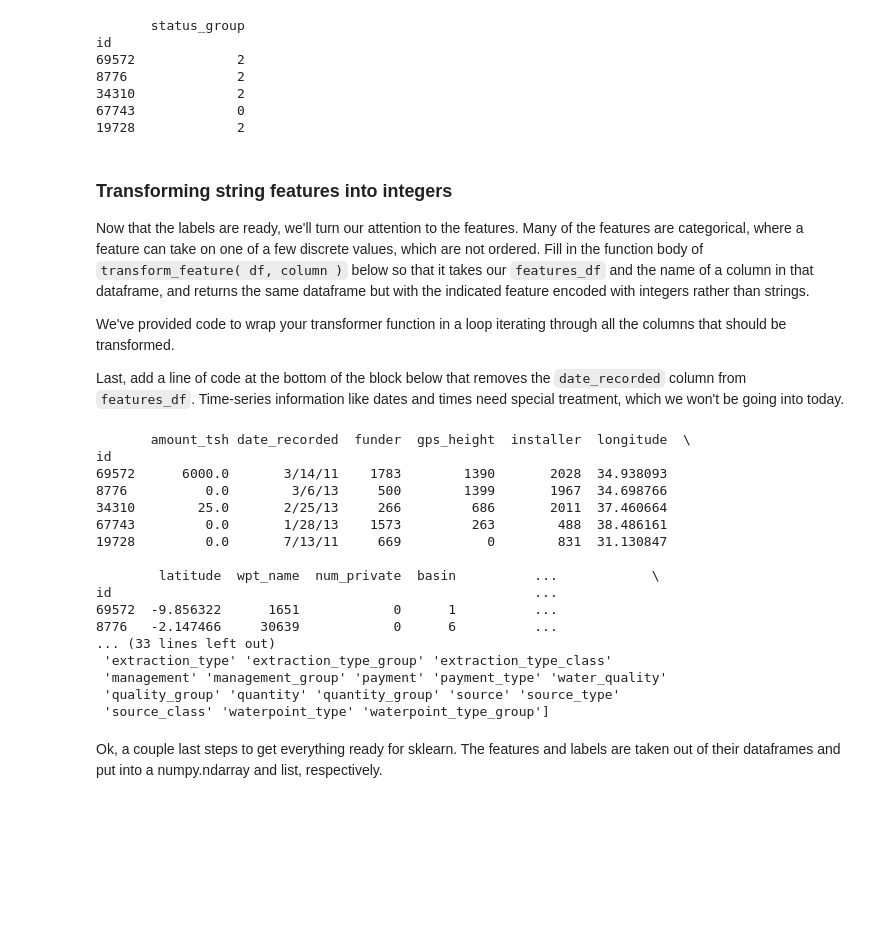
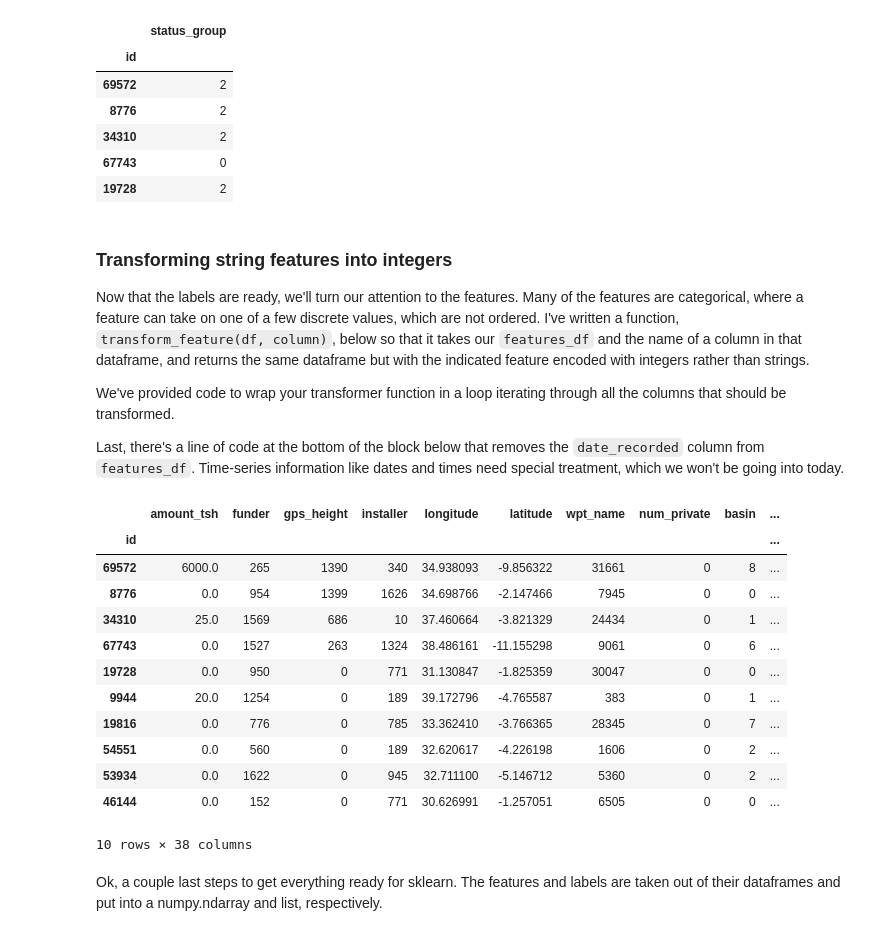
Before and after one commit to cmmalone/ODSC2017_datascience101, a Jupyter notebook: scripted_model.ipynb, the cells around one changed output. Drawn from its saved outputs; the diff is of its cells as text; code cells hidden in the pictures; blank space fills up the shorter version.

```diff
--- a/scripted_model.ipynb
+++ b/scripted_model.ipynb
@@ -179,82 +159,82 @@ def label_map(y):
     else:
         return 0
 labels_df = labels_df.applymap(label_map)
-print( labels_df.head() )
+labels_df.head()
 # %% [output]
-       status_group
-id
-69572             2
-8776              2
-34310             2
-67743             0
-19728             2
+|  | status_group |
+| id |  |
+| 69572 | 2 |
+| 8776 | 2 |
+| 34310 | 2 |
+| 67743 | 0 |
+| 19728 | 2 |
 # %% [markdown]
 ### Transforming string features into integers
 
 Now that the labels are ready, we'll turn our attention to the features.  Many of the features
 are categorical, where a feature can take on one of a few discrete values, which are not ordered.
-Fill in the function body of ``transform_feature( df, column )`` below so that it takes our ``features_df`` and
+I've written a function, `transform_feature(df, column)`, below so that it takes our `features_df` and
 the name of a column in that dataframe, and returns the same dataframe but with the indicated
 feature encoded with integers rather than strings.
 
 We've provided code to wrap your transformer function in a loop iterating through all the columns that should
 be transformed.
 
-Last, add a line of code at the bottom of the block below that removes the ``date_recorded`` column from ``features_df``.  Time-series information like dates and times need special treatment, which we won't be going into today.
+Last, there's a line of code at the bottom of the block below that removes the `date_recorded` column from `features_df`.  Time-series information like dates and times need special treatment, which we won't be going into today.
 # %%
-def transform_feature( df, column_name ):
-    unique_values = set( df[column_name].tolist() )
+def transform_feature(df, column_name):
+    # sets don't allow repeated values--casting a list
+    # to a set will get rid of all duplicates
+    # NB: sets are not generally ordered in python
+    unique_values = set(df[column_name].tolist())
     transformer_dict = {}
     for ii, value in enumerate(unique_values):
         transformer_dict[value] = ii
 
+    # create a mapping from strings to integers
     def label_map(y):
         return transformer_dict[y]
-    df[column_name] = df[column_name].apply( label_map )
+
+    df[column_name] = df[column_name].apply(label_map)
     return df
 
 ### list of column names indicating which columns to transform;
-### this is just a start!  Use some of the print( labels_df.head() )
+### this is just a start!  Use some of the print(labels_df.head())
 ### output upstream to help you decide which columns get the
 ### transformation
-names_of_columns_to_transform = ["funder", "installer", "wpt_name", "basin", "subvillage",
+columns_to_transform = ["funder", "installer", "wpt_name", "basin", "subvillage",
                     "region", "lga", "ward", "public_meeting", "recorded_by",
                     "scheme_management", "scheme_name", "permit",
                     "extraction_type", "extraction_type_group",
                     "extraction_type_class",
                     "management", "management_group",
                     "payment", "payment_type",
                     "water_quality", "quality_group", "quantity", "quantity_group",
                     "source", "source_type", "source_class",
                     "waterpoint_type", "waterpoint_type_group"]
-for column in names_of_columns_to_transform:
-    features_df = transform_feature( features_df, column )
-
-print( features_df.head() )
+for column in columns_to_transform:
+    features_df = transform_feature(features_df, column)
 
 ### remove the "date_recorded" column--we're not going to make use
 ### of time-series data today
-features_df.drop("date_recorded", axis=1, inplace=True)
+if "date_recorded" in features_df.columns.values:
+    features_df.drop("date_recorded", axis=1, inplace=True)
 
-print(features_df.columns.values)
+features_df.head(10)
 # %% [output]
+|  | amount_tsh | funder | gps_height | installer | longitude | latitude | wpt_name | num_private | basin | ... |
+| id |  |  |  |  |  |  |  |  |  | ... |
+| 69572 | 6000.0 | 265 | 1390 | 340 | 34.938093 | -9.856322 | 31661 | 0 | 8 | ... |
+| 8776 | 0.0 | 954 | 1399 | 1626 | 34.698766 | -2.147466 | 7945 | 0 | 0 | ... |
+| 34310 | 25.0 | 1569 | 686 | 10 | 37.460664 | -3.821329 | 24434 | 0 | 1 | ... |
+| 67743 | 0.0 | 1527 | 263 | 1324 | 38.486161 | -11.155298 | 9061 | 0 | 6 | ... |
+| 19728 | 0.0 | 950 | 0 | 771 | 31.130847 | -1.825359 | 30047 | 0 | 0 | ... |
+| 9944 | 20.0 | 1254 | 0 | 189 | 39.172796 | -4.765587 | 383 | 0 | 1 | ... |
+| 19816 | 0.0 | 776 | 0 | 785 | 33.362410 | -3.766365 | 28345 | 0 | 7 | ... |
+| 54551 | 0.0 | 560 | 0 | 189 | 32.620617 | -4.226198 | 1606 | 0 | 2 | ... |
+| 53934 | 0.0 | 1622 | 0 | 945 | 32.711100 | -5.146712 | 5360 | 0 | 2 | ... |
+| 46144 | 0.0 | 152 | 0 | 771 | 30.626991 | -1.257051 | 6505 | 0 | 0 | ... |
-       amount_tsh date_recorded  funder  gps_height  installer  longitude  \
-id
-69572      6000.0       3/14/11    1783        1390       2028  34.938093
-8776          0.0        3/6/13     500        1399       1967  34.698766
-34310        25.0       2/25/13     266         686       2011  37.460664
-67743         0.0       1/28/13    1573         263        488  38.486161
-19728         0.0       7/13/11     669           0        831  31.130847
-
-        latitude  wpt_name  num_private  basin          ...            \
-id                                                      ...
-69572  -9.856322      1651            0      1          ...
-8776   -2.147466     30639            0      6          ...
-... (33 lines left out)
- 'extraction_type' 'extraction_type_group' 'extraction_type_class'
- 'management' 'management_group' 'payment' 'payment_type' 'water_quality'
- 'quality_group' 'quantity' 'quantity_group' 'source' 'source_type'
- 'source_class' 'waterpoint_type' 'waterpoint_type_group']
+10 rows × 38 columns
 # %% [markdown]
 Ok, a couple last steps to get everything ready for sklearn.  The features and labels are taken out of their dataframes and put into a numpy.ndarray and list, respectively.
 # %%
```
Also changed, not shown: parts of 16 cells of this notebook, 15 other files.
